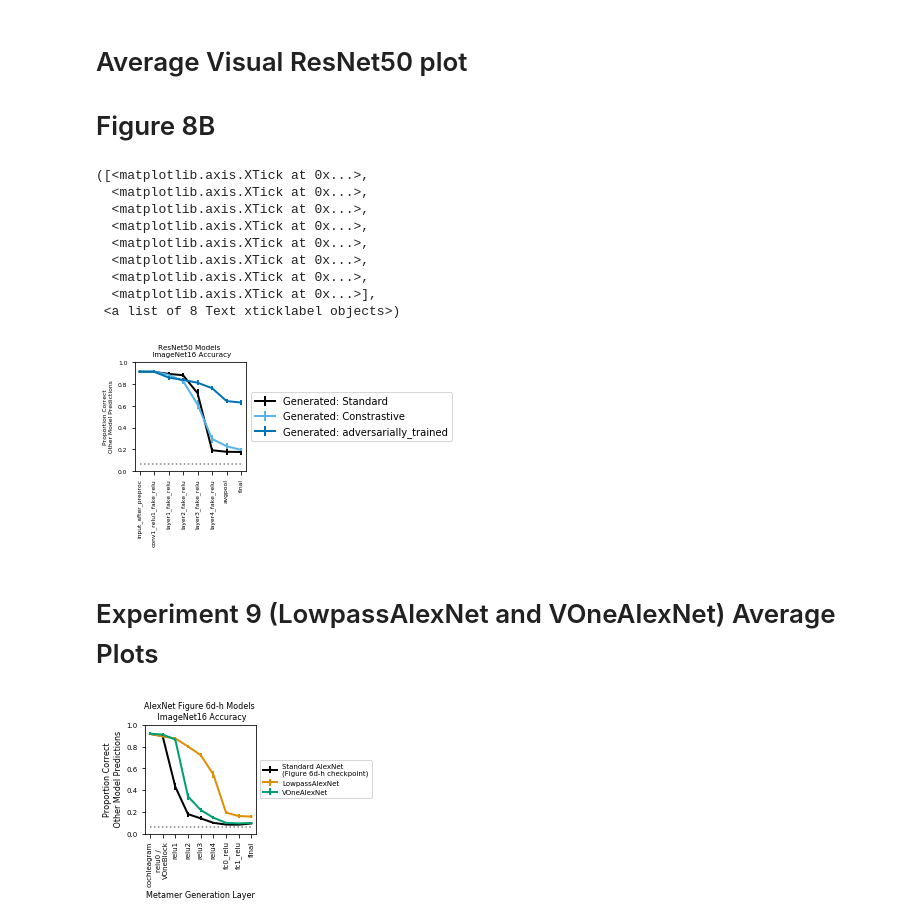
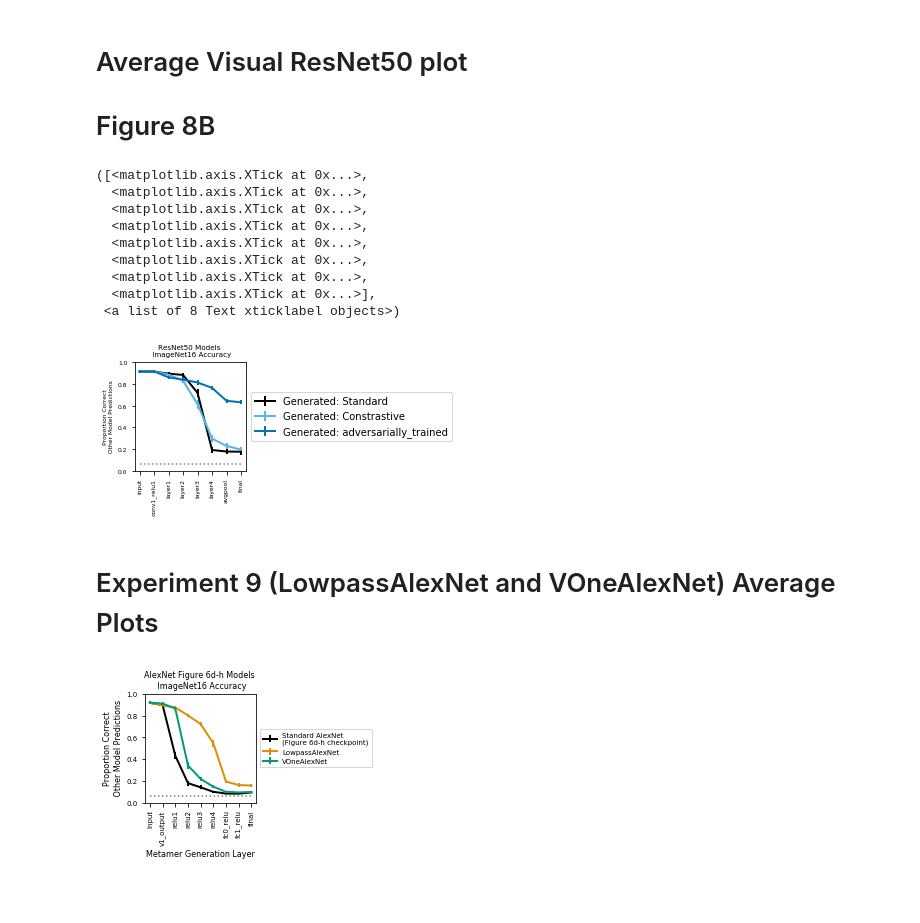
Before and after one commit to jenellefeather/model_metamers_pytorch, a Jupyter notebook: notebooks/VisualNetworkNetworkPredictions.ipynb, the cells around one changed output. Cells and saved outputs as stored; diff of their text form; code cells hidden in the pictures; blank space fills up the shorter version.

```diff
--- a/notebooks/VisualNetworkNetworkPredictions.ipynb
+++ b/notebooks/VisualNetworkNetworkPredictions.ipynb
@@ -356,34 +356,35 @@ for group_idx, metamer_group in enumerate(model_groupings.keys()):
                 average_data_from_group[measured_model] = np.squeeze(np.array(collapse_data))
 
     average_over_all_measured_models = np.squeeze(np.nanmean(np.array([average_data_from_group[measured_model] for measured_model in average_data_from_group.keys()]),0))
     sem_over_all_measured_models = np.squeeze(np.nanstd(np.array([average_data_from_group[measured_model] for measured_model in average_data_from_group.keys()]),0)/np.sqrt(len(models_to_evaluate)-1)) # N-1 because we don't use the same model for predictions
     plt.errorbar(range(len(metamer_model_layers)),
                  average_over_all_measured_models,
                  yerr=sem_over_all_measured_models,
                  linewidth=2,
                  label=metamer_group,
                  color = color_dict[metamer_group]
                  )
 
 plt.plot([0,len(metamer_model_layers)-1],[1/16,1/16],':',color='grey')
 
 plt.legend(loc='center left', bbox_to_anchor=(1, 0.5), fontsize=10)
 plt.title('ResNet50 Models \n ImageNet16 Accuracy')
 plt.ylim([0,1])
 plt.ylabel('Proportion Correct\n Other Model Predictions')
-plt.xticks(range(len(metamer_model_layers)), metamer_model_layers, rotation=90)
+layer_labels = [layer.split('_fake_relu')[0].split('_fakerelu')[0].split('_after_preproc')[0] for layer in metamer_model_layers]
+plt.xticks(range(len(layer_labels)), layer_labels, rotation=90)
 
 # plt.savefig('ResNetGroupFourModelTypesModelModelComparisons.pdf')
 # %% [output]
 ([<matplotlib.axis.XTick at 0x...>,
   <matplotlib.axis.XTick at 0x...>,
   <matplotlib.axis.XTick at 0x...>,
   <matplotlib.axis.XTick at 0x...>,
   <matplotlib.axis.XTick at 0x...>,
   <matplotlib.axis.XTick at 0x...>,
   <matplotlib.axis.XTick at 0x...>,
   <matplotlib.axis.XTick at 0x...>],
  <a list of 8 Text xticklabel objects>)
-[figure, old version]
+[figure, new version]
 # %% [markdown]
 # Experiment 9 (LowpassAlexNet and VOneAlexNet) Average Plots
@@ -398,11 +391,16 @@ group_colors = ['k', sns.color_palette("colorblind")[1], sns.color_palette("colo
 # %%
+model_groupings = {'Standard AlexNet\n(Figure 6d-h checkpoint)':['alexnet_early_checkpoint'],
+                   'LowpassAlexNet':['alexnet_reduced_aliasing_early_checkpoint'],
+                   'VOneAlexNet':['vonealexnet_gaussian_noise_std4_fixed'],
+                   # 'Generated: random_perturbations':["resnet50_random_l2_perturb", "resnet50_random_linf8_perturb"]
+                  }
+
+group_colors = ['k', sns.color_palette("colorblind")[1], sns.color_palette("colorblind")[2]]
+
 matplotlib.rcParams.update({'font.size': 7})
 
 plt.figure(figsize=(2,2))
 all_group_data = {}
-
-import seaborn as sns
-
 
 layer_names = ['cochleagram',
               'relu0 /\nVOneBlock',
@@ -461,11 +459,12 @@ plt.legend(loc='center left', bbox_to_anchor=(1, 0.5), fontsize=7)
 plt.title('AlexNet Figure 6d-h Models \n ImageNet16 Accuracy', fontsize=8)
 plt.ylim([0,1])
 plt.ylabel('Proportion Correct\n Other Model Predictions', fontsize=8)
-plt.xticks(range(len(metamer_model_layers)), layer_names, rotation=90)
+layer_labels = [layer.split('_fake_relu')[0].split('_fakerelu')[0].split('_after_preproc')[0] for layer in metamer_model_layers]
+plt.xticks(range(len(layer_labels)), layer_labels, rotation=90)
 plt.xlabel('Metamer Generation Layer', fontsize=8)
 
 # plt.savefig('Exp9LowpassAndVoneNetModelModelComparisons.pdf')
 
 matplotlib.rcParams.update({'font.size': 6})
 # %% [output]
-[figure, old version]
+[figure, new version]
```
Also changed, not shown: parts of 1 cell of this notebook, 1 other file.
